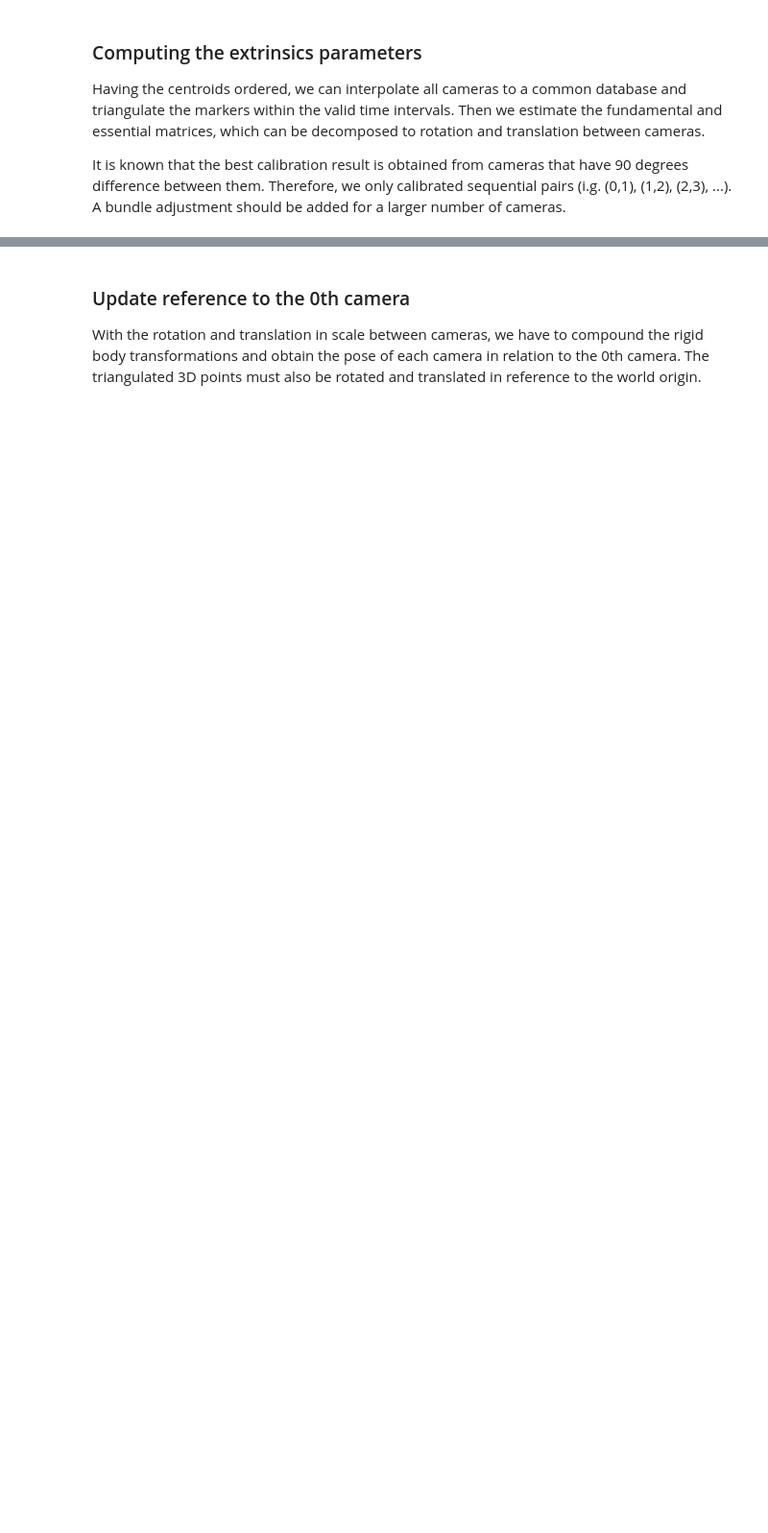
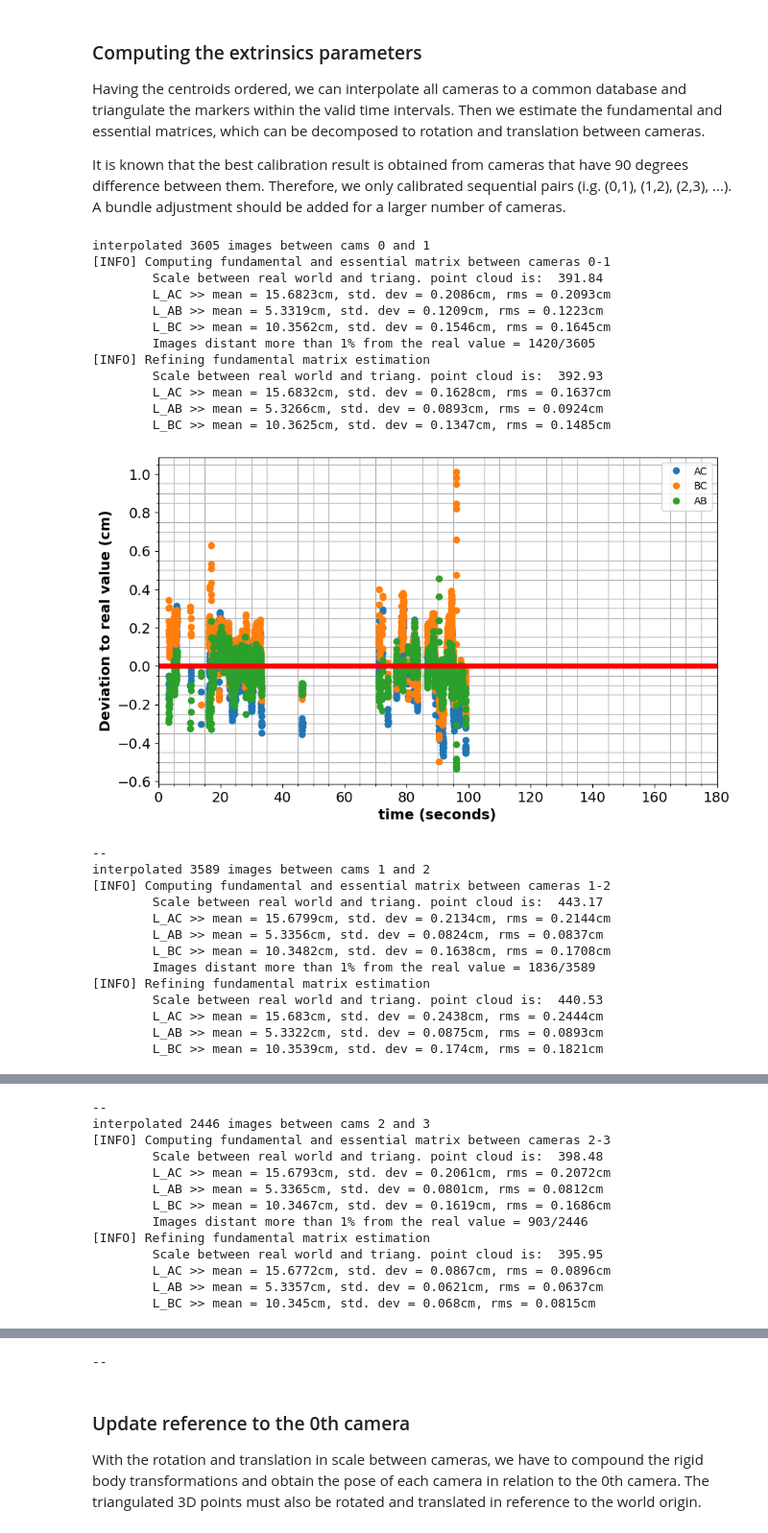
Before and after one commit to debOliveira/MoCapRasp, a Jupyter notebook: server/debugOnline.ipynb, the cells around one changed output, grey strips where cells are left out. Shown at 96% size. Drawn from its saved outputs; the diff is of its cells as text; code cells hidden in the pictures; blank space fills up the shorter version.

```diff
--- a/server/debugOnline.ipynb
+++ b/server/debugOnline.ipynb
@@ -84,7 +87,7 @@ while i!=dfCSV.shape[0]:
     # check if no image was missed
     if imgNumber>lastImgNumber[idx]+1: invalid[idx] = imgNumber-lastImgNumber[idx]
     # check collinearity, occlusion and order markers per proximity
-    if isCollinear(*undCoord) and not isEqual(undCoord,5) and not np.any(undCoord<0):
+    if isCollinear(*undCoord) and not occlusion(undCoord,5) and not np.any(undCoord<0):
         if invalid[idx]>=10 or not counter[idx]:
             if certainty[idx]:
                 beg,end = intervals[idx][-1],counter[idx]-1
@@ -212,7 +220,7 @@ for [m,n] in allIdx:
             print("\nTrans. Mat.\n", t.round(4))
     # create projection matrices and triangulate to compute scale
     P1,P2 = np.hstack((cameraMat[m], [[0.], [0.], [0.]])),np.matmul(cameraMat[n], np.hstack((R, t.T)))
-    projPt1,projPt2 = myProjectionPoints(np.array(centroids1)),myProjectionPoints(np.array(centroids2))
+    projPt1,projPt2 = projectionPoints(np.array(centroids1)),projectionPoints(np.array(centroids2))
     points4d = triangulatePoints(P1.astype(float),P2.astype(float),projPt1.astype(float),projPt2.astype(float))
     points3d = (points4d[:3, :]/points4d[3, :]).T
     if points3d[0, 2] < 0: points3d = -points3d
@@ -277,7 +285,7 @@ for [m,n] in allIdx:
             print("\nRot. Mat.\n", R.round(4))
             print("\nTrans. Mat.\n", t.round(4))
     P1,P2 = np.hstack((cameraMat[m], [[0.], [0.], [0.]])),np.matmul(cameraMat[n], np.hstack((R, t.T)))
-    projPt1,projPt2 = myProjectionPoints(np.array(centroids1)),myProjectionPoints(np.array(centroids2))
+    projPt1,projPt2 = projectionPoints(np.array(centroids1)),projectionPoints(np.array(centroids2))
     points4d = triangulatePoints(P1.astype(float),P2.astype(float),projPt1.astype(float),projPt2.astype(float))
     points3d = (points4d[:3, :]/points4d[3, :]).T
     if points3d[0, 2] < 0: points3d = -points3d
@@ -313,30 +321,57 @@ for [m,n] in allIdx:
     ax[0].minorticks_on()
     plt.grid(which='both')
     plt.xlim(0,recTime)
     plt.rc('xtick',labelsize=14)
     plt.rc('ytick',labelsize=14)
     plt.draw()
     plt.show()
     # saving extrinsics parameters to later use
     translation.append(t)
     rotation.append(R)
     scale.append([lamb])
     FMatrix.append(F)
     points3D_perPair.append(points3d)
     ts_perPair.append(dfInterp[:,-1])
     firCentroids.append(centroids1)
     secCentroids.append(centroids2)
     # epipolar lines plot
     '''img1,img2,n = np.ones((720,960))*255,np.ones((720,960))*255,0
     pts1,pts2 = np.int32(centroids1[n:n+3].reshape(-1,2)),np.int32(centroids2[n:n+3].reshape(-1,2))
     lines1 = computeCorrespondEpilines(pts2.reshape(-1,1,2), 2,F)
     lines1 = lines1.reshape(-1,3)
     img5,img6 = drawlines(img1,img2,lines1,pts1,pts2)
     lines2 = computeCorrespondEpilines(pts1.reshape(-1,1,2), 1,F)
     lines2 = lines2.reshape(-1,3)
     img3,img4 = drawlines(img2,img1,lines2,pts2,pts1)
     plt.figure(figsize=(20, 16),dpi=100)
     plt.subplot(121),plt.imshow(img5.astype(np.uint8))
     plt.subplot(122),plt.imshow(img3.astype(np.uint8))
     plt.show()'''
     print('--')
+# %% [output]
+interpolated 3605 images between cams 0 and 1
+[INFO] Computing fundamental and essential matrix between cameras 0-1
+        Scale between real world and triang. point cloud is:  391.84
+        L_AC >> mean = 15.6823cm, std. dev = 0.2086cm, rms = 0.2093cm
+        L_AB >> mean = 5.3319cm, std. dev = 0.1209cm, rms = 0.1223cm
+        L_BC >> mean = 10.3562cm, std. dev = 0.1546cm, rms = 0.1645cm
+        Images distant more than 1% from the real value = 1420/3605
+[INFO] Refining fundamental matrix estimation
+        Scale between real world and triang. point cloud is:  392.93
+        L_AC >> mean = 15.6832cm, std. dev = 0.1628cm, rms = 0.1637cm
+        L_AB >> mean = 5.3266cm, std. dev = 0.0893cm, rms = 0.0924cm
+        L_BC >> mean = 10.3625cm, std. dev = 0.1347cm, rms = 0.1485cm
+[figure, added]
+--
+interpolated 3589 images between cams 1 and 2
+[INFO] Computing fundamental and essential matrix between cameras 1-2
+        Scale between real world and triang. point cloud is:  443.17
+        L_AC >> mean = 15.6799cm, std. dev = 0.2134cm, rms = 0.2144cm
+        L_AB >> mean = 5.3356cm, std. dev = 0.0824cm, rms = 0.0837cm
+        L_BC >> mean = 10.3482cm, std. dev = 0.1638cm, rms = 0.1708cm
+        Images distant more than 1% from the real value = 1836/3589
+[INFO] Refining fundamental matrix estimation
+        Scale between real world and triang. point cloud is:  440.53
+        L_AC >> mean = 15.683cm, std. dev = 0.2438cm, rms = 0.2444cm
+        L_AB >> mean = 5.3322cm, std. dev = 0.0875cm, rms = 0.0893cm
+        L_BC >> mean = 10.3539cm, std. dev = 0.174cm, rms = 0.1821cm
@@ -342,0 +379,13 @@ for [m,n] in allIdx:
+--
+interpolated 2446 images between cams 2 and 3
+[INFO] Computing fundamental and essential matrix between cameras 2-3
+        Scale between real world and triang. point cloud is:  398.48
+        L_AC >> mean = 15.6793cm, std. dev = 0.2061cm, rms = 0.2072cm
+        L_AB >> mean = 5.3365cm, std. dev = 0.0801cm, rms = 0.0812cm
+        L_BC >> mean = 10.3467cm, std. dev = 0.1619cm, rms = 0.1686cm
+        Images distant more than 1% from the real value = 903/2446
+[INFO] Refining fundamental matrix estimation
+        Scale between real world and triang. point cloud is:  395.95
+        L_AC >> mean = 15.6772cm, std. dev = 0.0867cm, rms = 0.0896cm
+        L_AB >> mean = 5.3357cm, std. dev = 0.0621cm, rms = 0.0637cm
+        L_BC >> mean = 10.345cm, std. dev = 0.068cm, rms = 0.0815cm
@@ -343,3 +393,4 @@ for [m,n] in allIdx:
+--
 # %% [markdown]
 ### Update reference to the 0th camera
 
```
Also changed, not shown: parts of 13 cells of this notebook, 13 other files.
